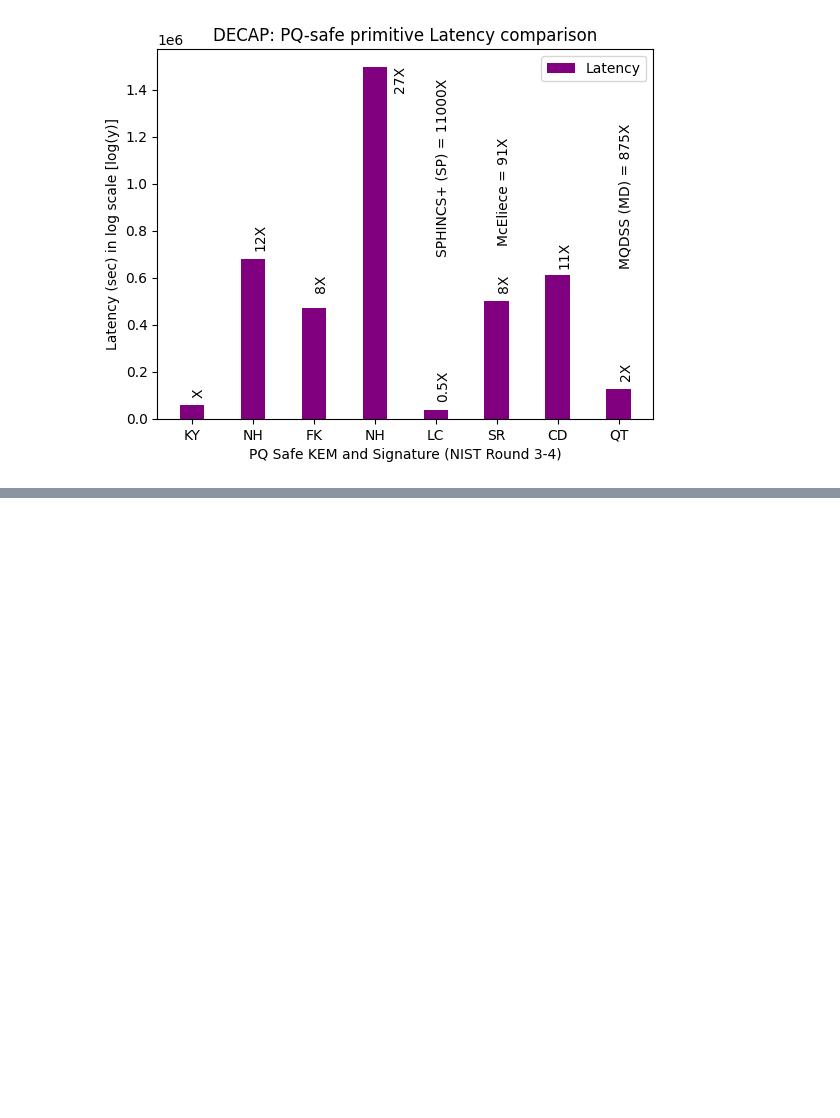
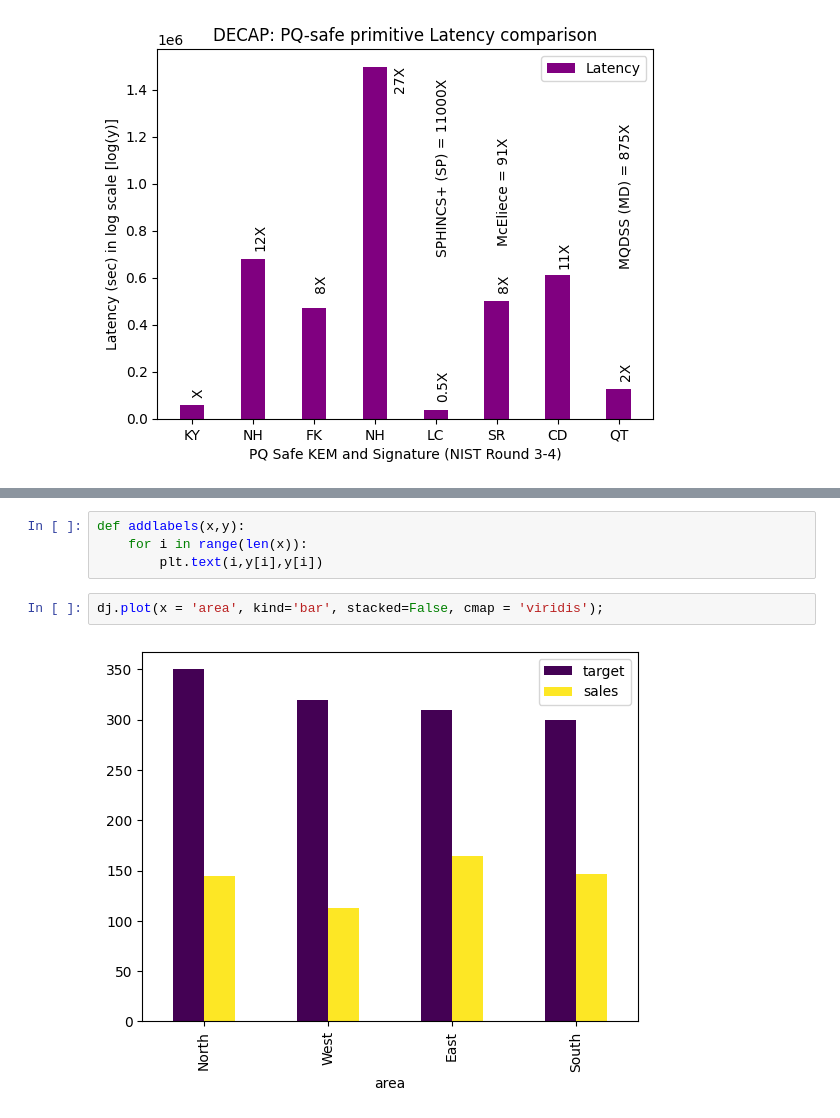
Before and after one commit to rahmanziaur/PQPrimitives, a Jupyter notebook: KEM-Sig-R3-R4_Comparison.ipynb, the cells around one changed output, grey strips where cells are left out. Saved outputs shown, nothing was run; the diff lists cells and outputs as text; blank space fills up the shorter version.

```diff
--- a/KEM-Sig-R3-R4_Comparison.ipynb
+++ b/KEM-Sig-R3-R4_Comparison.ipynb
@@ -505,0 +526,8 @@ plt.show()
+# %%
+def addlabels(x,y):
+    for i in range(len(x)):
+        plt.text(i,y[i],y[i])
+# %%
+dj.plot(x = 'area', kind='bar', stacked=False, cmap = 'viridis');
+# %% [output]
+[figure, added]
```
Also changed, not shown: parts of 7 cells of this notebook.
